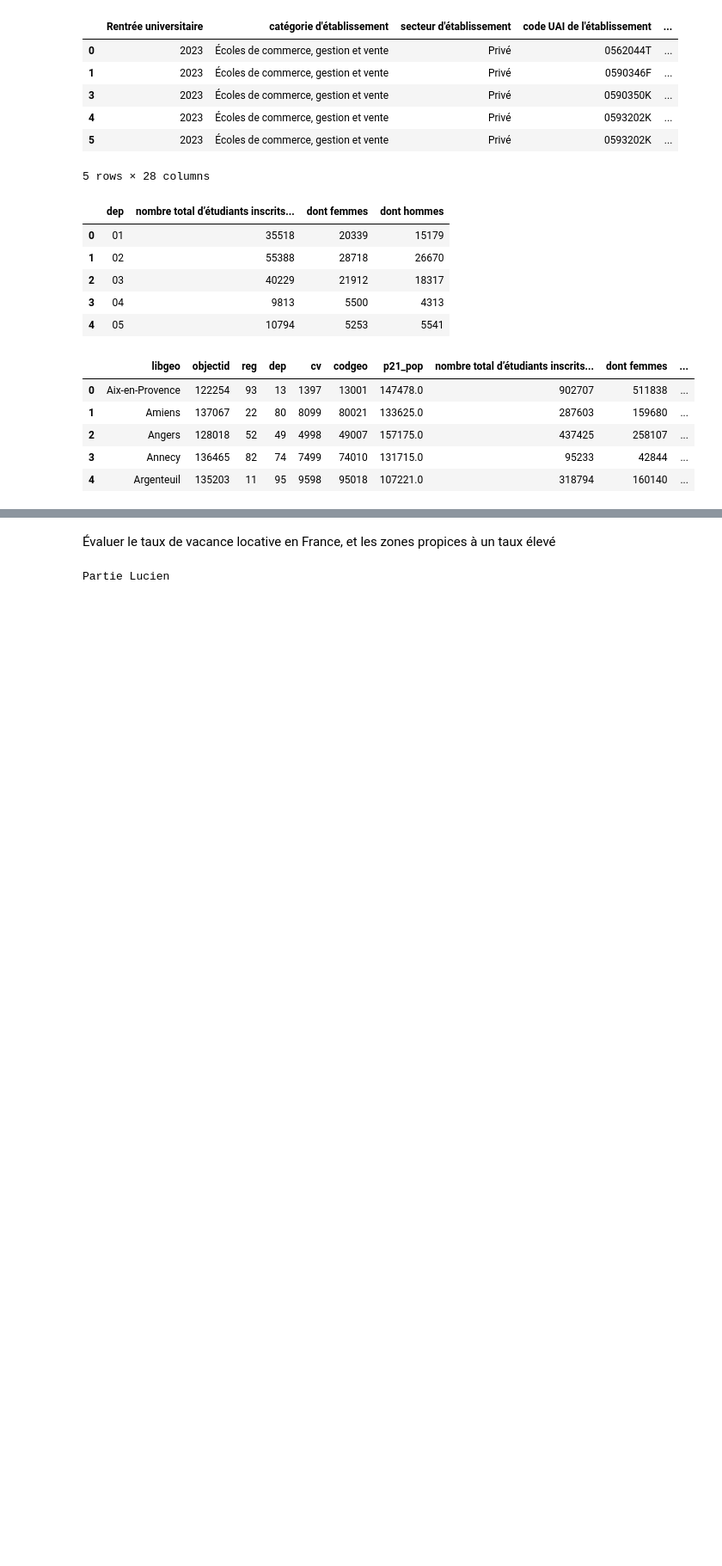
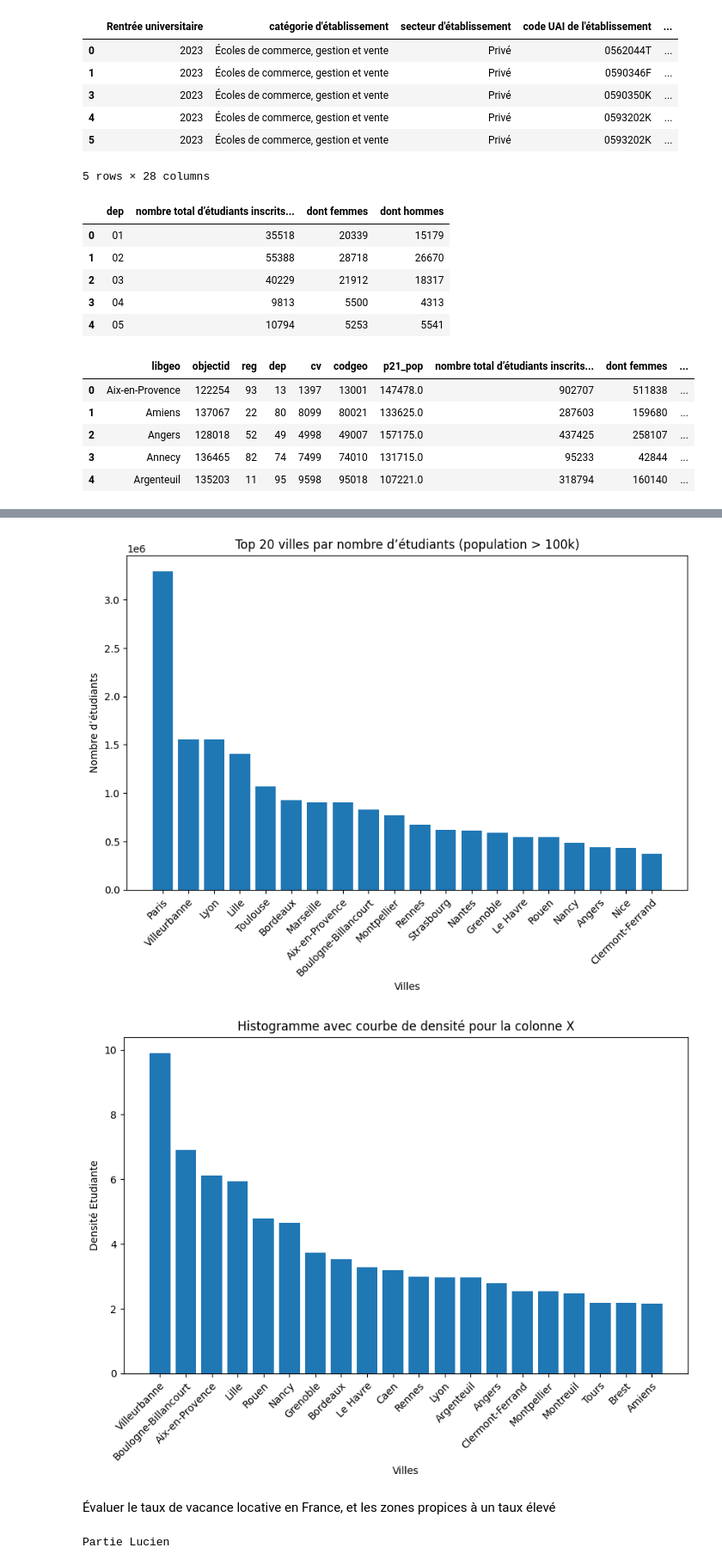
Before and after one commit to adam2504/Analyse_Donnees_Foncieres, a Jupyter notebook: notebook_adam.ipynb, the cells around one changed output, grey strips where cells are left out. Shown at 86% size. Cells and saved outputs as stored; diff of their text form; code cells hidden in the pictures; blank space fills up the shorter version.

```diff
--- a/notebook_adam.ipynb
+++ b/notebook_adam.ipynb
@@ -264,0 +244,12 @@ ConversionError: Failed to convert value(s) to axis units: 0          Aix-en-Pro
+# %%
+df_top_students = df_joined.sort_values(
+    by='nombre total d’étudiants inscrits hors doubles inscriptions université/CPGE',
+    ascending=False
+).head(20)
+
+df_top_density = df_joined.sort_values(
+    by='Densité étudiante',
+    ascending=False
+).head(20)
+
+df_top_students
@@ -264,0 +274,20 @@ ConversionError: Failed to convert value(s) to axis units: 0          Aix-en-Pro
+# %%
+plt.figure(figsize=(10, 6)) # Taille du graphique
+plt.bar(df_top_students['libgeo'], df_top_students['nombre total d’étudiants inscrits hors doubles inscriptions université/CPGE'])
+plt.title('Top 20 villes par nombre d’étudiants (population > 100k)')
+plt.xlabel('Villes')
+plt.xticks(rotation=45, ha='right', rotation_mode='anchor')
+plt.ylabel('Nombre d’étudiants')
+plt.grid(False)
+
+plt.figure(figsize=(10, 6)) # Taille du graphique
+plt.bar(df_top_density['libgeo'], df_top_density['Densité étudiante'])
+plt.title('Histogramme avec courbe de densité pour la colonne X')
+plt.xlabel('Villes')
+plt.xticks(rotation=45, ha='right', rotation_mode='anchor')
+plt.ylabel('Densité Etudiante')
+plt.grid(False)
+plt.show()
+# %% [output]
+[figure, added]
+[figure, added]
```
Also changed, not shown: parts of 6 cells of this notebook.
